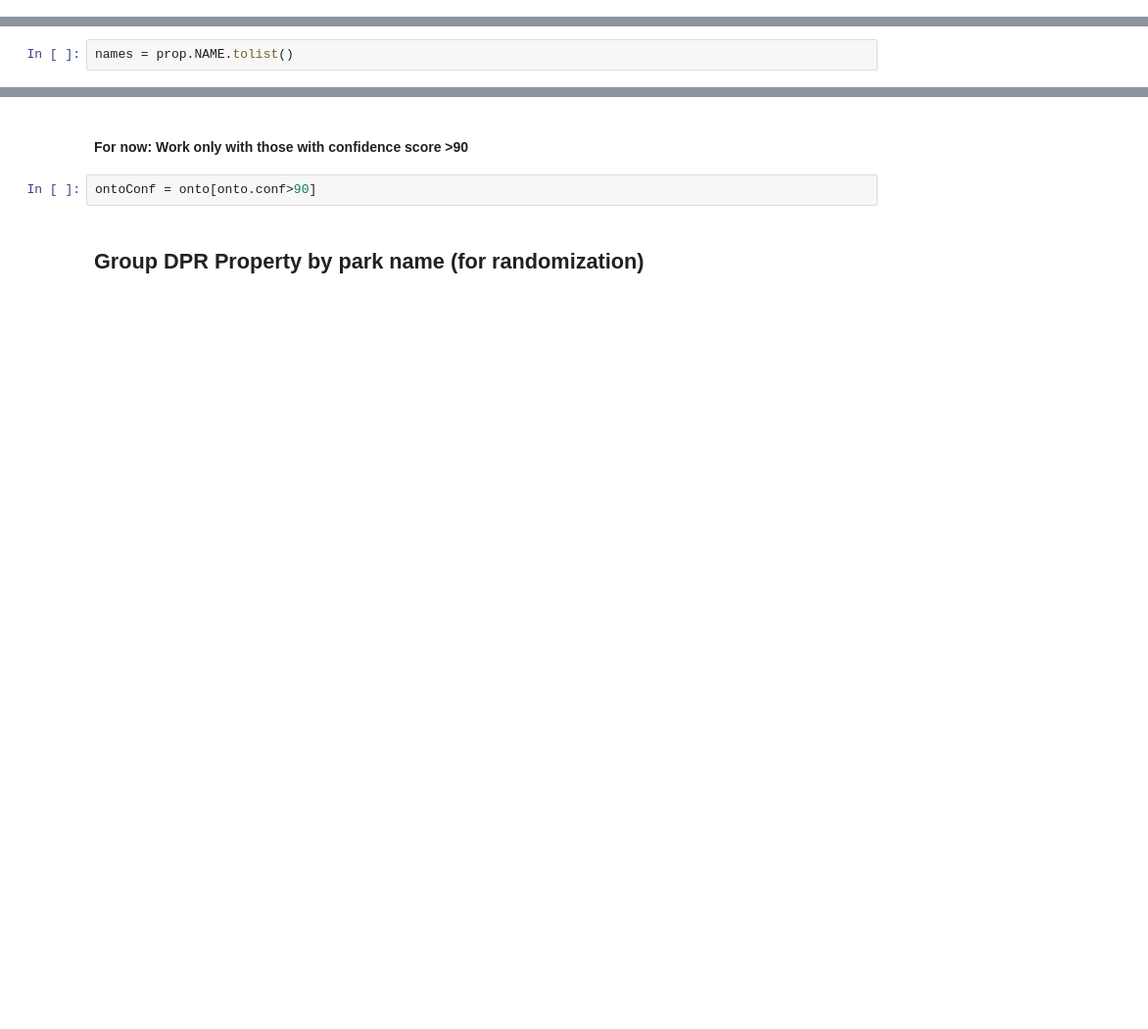
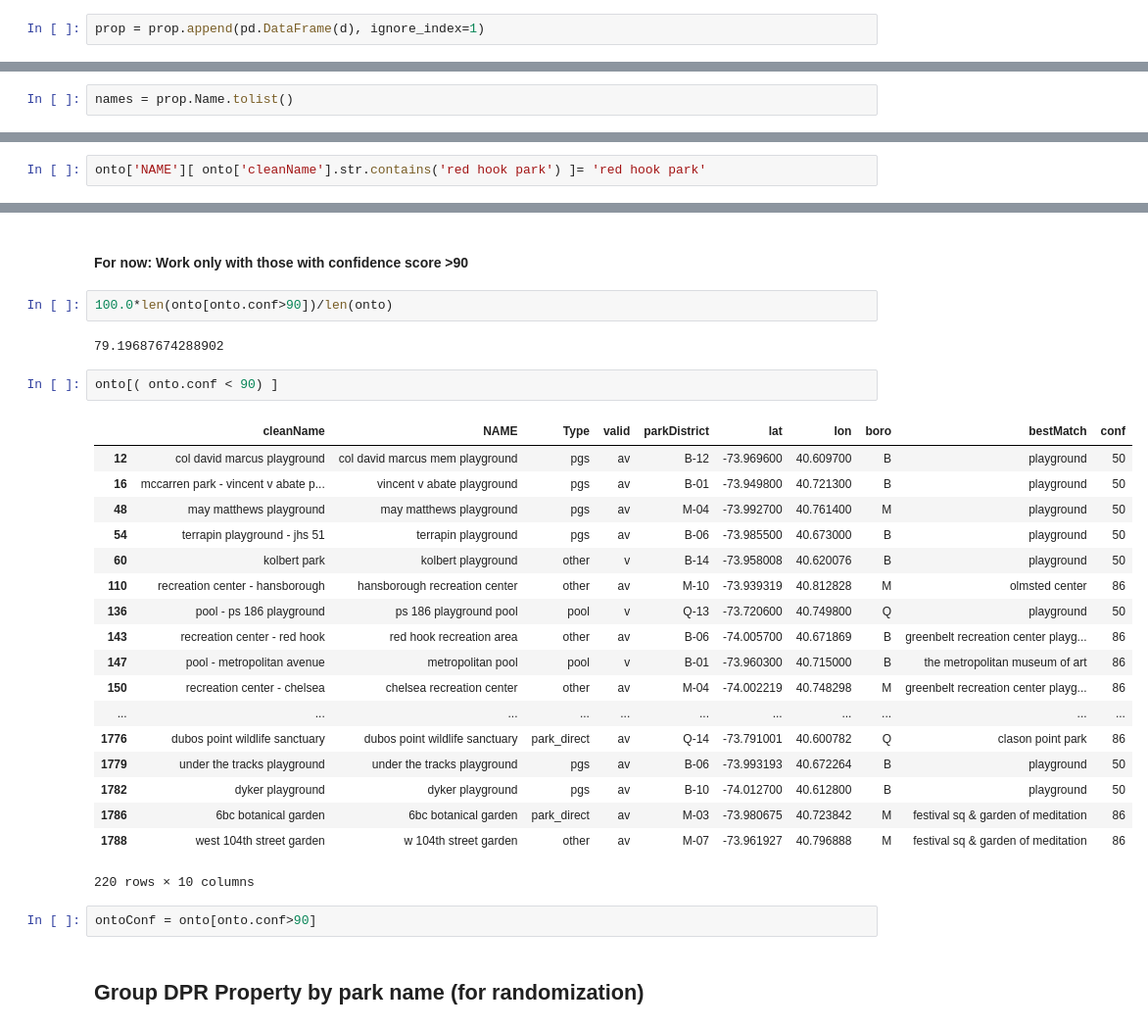
Before and after one commit to gdobler/parqa, a Jupyter notebook: Inspections/2_Property_match.ipynb, the cells around one changed output, grey strips where cells are left out. Shown: that part at 98% size. Cells and saved outputs as stored; diff of their text form; blank space fills up the shorter version.

```diff
--- a/Inspections/2_Property_match.ipynb
+++ b/Inspections/2_Property_match.ipynb
@@ -46,0 +73,2 @@ prop.ParkID[(prop.ParkID.str.len() > 4)] = prop.ParkID[(prop.ParkID.str.len() >
+# %%
+prop = prop.append(pd.DataFrame(d), ignore_index=1)
@@ -72 +89,3 @@ for name, g in prop.groupby('ParkID'):
+# %%
+names = prop.Name.tolist()
 # %%
@@ -120,2 +123,0 @@ DPRprop.head()
-# %%
-names = prop.NAME.tolist()
@@ -127,3 +131,5 @@ prop.to_excel(PARQA + 'data/Input/Parks_Data/prop.xlsx')
 onto = pd.read_csv(PARQA + 'parqa/311/ONTOLOGY/onto_data/Ontology_matched.csv', index_col=0)
 onto['boro'] = onto.parkDistrict.apply(trySplit)
 # onto.head(3)
+# %%
+onto['NAME'][ onto['cleanName'].str.contains('red hook park') ]= 'red hook park'
@@ -158,5 +191,30 @@ Name: conf, dtype: float64
 # %% [markdown]
 #### For now: Work only with those with confidence score >90
+# %%
+100.0*len(onto[onto.conf>90])/len(onto)
+# %% [output]
+79.19687674288902
+# %%
+onto[( onto.conf < 90) ]
+# %% [output]
+|  | cleanName | NAME | Type | valid | parkDistrict | lat | lon | boro | bestMatch | conf |
+| 12 | col david marcus playground | col david marcus mem playground | pgs | av | B-12 | -73.969600 | 40.609700 | B | playground | 50 |
+| 16 | mccarren park - vincent v abate p... | vincent v abate playground | pgs | av | B-01 | -73.949800 | 40.721300 | B | playground | 50 |
+| 48 | may matthews playground | may matthews playground | pgs | av | M-04 | -73.992700 | 40.761400 | M | playground | 50 |
+| 54 | terrapin playground - jhs 51 | terrapin playground | pgs | av | B-06 | -73.985500 | 40.673000 | B | playground | 50 |
+| 60 | kolbert park | kolbert playground | other | v | B-14 | -73.958008 | 40.620076 | B | playground | 50 |
+| 110 | recreation center - hansborough | hansborough recreation center | other | av | M-10 | -73.939319 | 40.812828 | M | olmsted center | 86 |
+| 136 | pool - ps 186 playground | ps 186 playground pool | pool | v | Q-13 | -73.720600 | 40.749800 | Q | playground | 50 |
+| 143 | recreation center - red hook | red hook recreation area | other | av | B-06 | -74.005700 | 40.671869 | B | greenbelt recreation center playg... | 86 |
+| 147 | pool - metropolitan avenue | metropolitan pool | pool | v | B-01 | -73.960300 | 40.715000 | B | the metropolitan museum of art | 86 |
+| 150 | recreation center - chelsea | chelsea recreation center | other | av | M-04 | -74.002219 | 40.748298 | M | greenbelt recreation center playg... | 86 |
+| ... | ... | ... | ... | ... | ... | ... | ... | ... | ... | ... |
+| 1776 | dubos point wildlife sanctuary | dubos point wildlife sanctuary | park_direct | av | Q-14 | -73.791001 | 40.600782 | Q | clason point park | 86 |
+| 1779 | under the tracks playground | under the tracks playground | pgs | av | B-06 | -73.993193 | 40.672264 | B | playground | 50 |
+| 1782 | dyker playground | dyker playground | pgs | av | B-10 | -74.012700 | 40.612800 | B | playground | 50 |
+| 1786 | 6bc botanical garden | 6bc botanical garden | park_direct | av | M-03 | -73.980675 | 40.723842 | M | festival sq & garden of meditation | 86 |
+| 1788 | west 104th street garden | w 104th street garden | other | av | M-07 | -73.961927 | 40.796888 | M | festival sq & garden of meditation | 86 |
+220 rows × 10 columns
 # %%
 ontoConf = onto[onto.conf>90]
 # %% [markdown]
```
Also changed, not shown: parts of 29 cells of this notebook.
